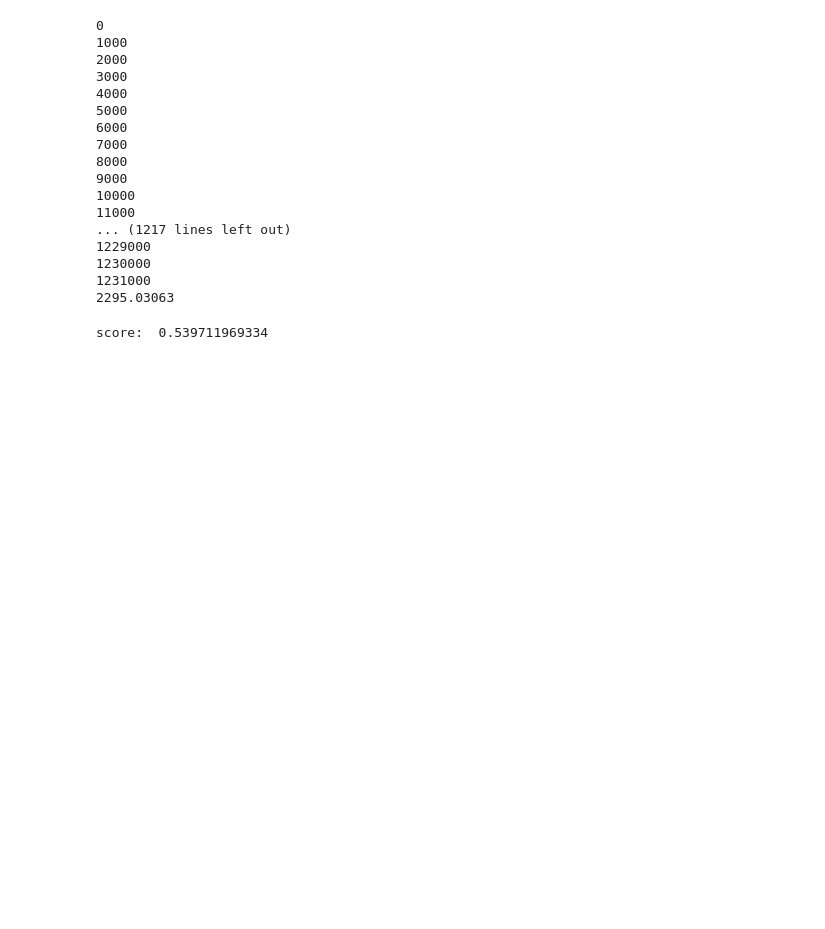
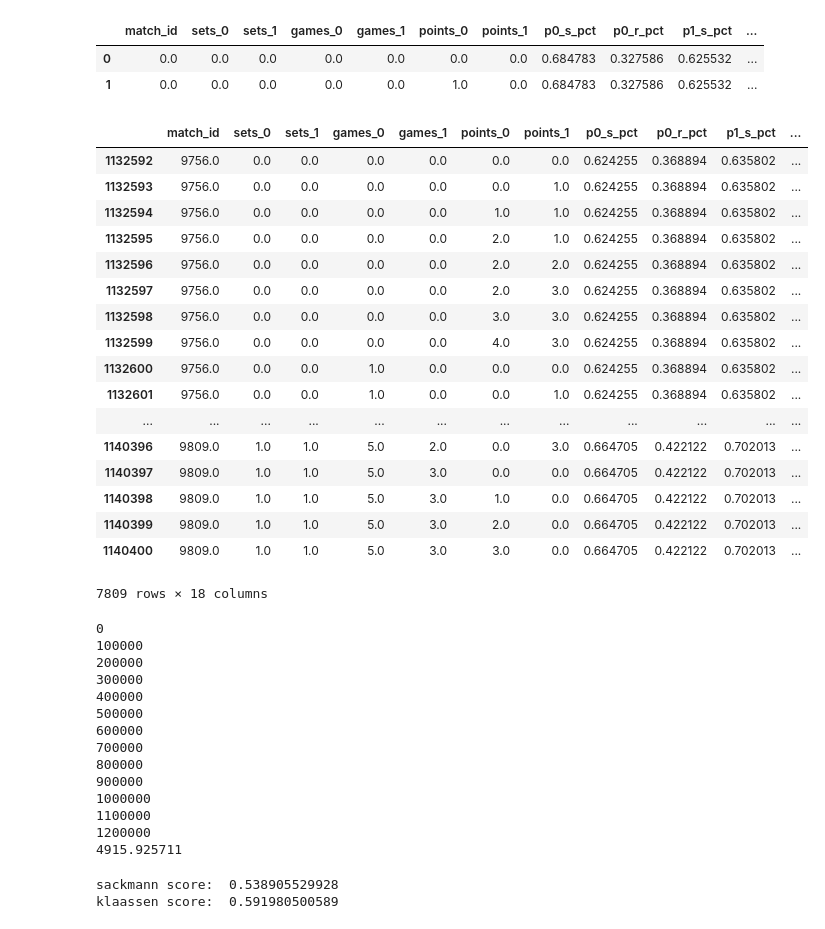
Before and after one commit to jgollub1/pbp_explorations, a Jupyter notebook: probability models.ipynb, the cells around one changed output. Cells and saved outputs as stored; diff of their text form; code cells hidden in the pictures; blank space fills up the shorter version.

```diff
--- a/probability models.ipynb
+++ b/probability models.ipynb
@@ -19 +68,32 @@ df.head(2)
+# %%
+cols = [u'match_id',u'sets_0',u'sets_1', u'games_0', u'games_1', u'points_0', u'points_1','p0_s_pct','p0_r_pct',
+        'p1_s_pct','p1_r_pct','p0_s_kls','p1_s_kls','tourney_stats','best_of',u'winner']
+df = df[cols]
+df['winner'] = 1 - df['winner']
+df.head(2)
+# %% [output]
+|  | match_id | sets_0 | sets_1 | games_0 | games_1 | points_0 | points_1 | p0_s_pct | p0_r_pct | p1_s_pct | ... |
+| 0 | 0.0 | 0.0 | 0.0 | 0.0 | 0.0 | 0.0 | 0.0 | 0.684783 | 0.327586 | 0.625532 | ... |
+| 1 | 0.0 | 0.0 | 0.0 | 0.0 | 0.0 | 1.0 | 0.0 | 0.684783 | 0.327586 | 0.625532 | ... |
+# %%
+df[df['tourney_stats']!=df['tourney_stats']]
+# %% [output]
+|  | match_id | sets_0 | sets_1 | games_0 | games_1 | points_0 | points_1 | p0_s_pct | p0_r_pct | p1_s_pct | ... |
+| 1132592 | 9756.0 | 0.0 | 0.0 | 0.0 | 0.0 | 0.0 | 0.0 | 0.624255 | 0.368894 | 0.635802 | ... |
+| 1132593 | 9756.0 | 0.0 | 0.0 | 0.0 | 0.0 | 0.0 | 1.0 | 0.624255 | 0.368894 | 0.635802 | ... |
+| 1132594 | 9756.0 | 0.0 | 0.0 | 0.0 | 0.0 | 1.0 | 1.0 | 0.624255 | 0.368894 | 0.635802 | ... |
+| 1132595 | 9756.0 | 0.0 | 0.0 | 0.0 | 0.0 | 2.0 | 1.0 | 0.624255 | 0.368894 | 0.635802 | ... |
+| 1132596 | 9756.0 | 0.0 | 0.0 | 0.0 | 0.0 | 2.0 | 2.0 | 0.624255 | 0.368894 | 0.635802 | ... |
+| 1132597 | 9756.0 | 0.0 | 0.0 | 0.0 | 0.0 | 2.0 | 3.0 | 0.624255 | 0.368894 | 0.635802 | ... |
+| 1132598 | 9756.0 | 0.0 | 0.0 | 0.0 | 0.0 | 3.0 | 3.0 | 0.624255 | 0.368894 | 0.635802 | ... |
+| 1132599 | 9756.0 | 0.0 | 0.0 | 0.0 | 0.0 | 4.0 | 3.0 | 0.624255 | 0.368894 | 0.635802 | ... |
+| 1132600 | 9756.0 | 0.0 | 0.0 | 1.0 | 0.0 | 0.0 | 0.0 | 0.624255 | 0.368894 | 0.635802 | ... |
+| 1132601 | 9756.0 | 0.0 | 0.0 | 1.0 | 0.0 | 0.0 | 1.0 | 0.624255 | 0.368894 | 0.635802 | ... |
+| ... | ... | ... | ... | ... | ... | ... | ... | ... | ... | ... | ... |
+| 1140396 | 9809.0 | 1.0 | 1.0 | 5.0 | 2.0 | 0.0 | 3.0 | 0.664705 | 0.422122 | 0.702013 | ... |
+| 1140397 | 9809.0 | 1.0 | 1.0 | 5.0 | 3.0 | 0.0 | 0.0 | 0.664705 | 0.422122 | 0.702013 | ... |
+| 1140398 | 9809.0 | 1.0 | 1.0 | 5.0 | 3.0 | 1.0 | 0.0 | 0.664705 | 0.422122 | 0.702013 | ... |
+| 1140399 | 9809.0 | 1.0 | 1.0 | 5.0 | 3.0 | 2.0 | 0.0 | 0.664705 | 0.422122 | 0.702013 | ... |
+| 1140400 | 9809.0 | 1.0 | 1.0 | 5.0 | 3.0 | 3.0 | 0.0 | 0.664705 | 0.422122 | 0.702013 | ... |
+7809 rows × 18 columns
 # %%
@@ -26,10 +108,12 @@ import time
 start = time.clock()
 
 df['sackmann_prob'] = np.zeros(len(df))
-for i in xrange(len(df)):
-    row = df.loc[i]
-    df['sackmann_prob'][i] = matchProb(.66,.34,mv=int(row['sets_0']),mw=int(row['sets_1']),sv=int(row['games_0']),sw=int(row['games_1']), \
-                  gv=int(row['points_0']),gw=int(row['points_1']))
+df['klaassen_prob'] = np.zeros(len(df))
+for i,row in df.iterrows():
+    df['sackmann_prob'][i] = matchProb(f_av,g_av,mv=int(row['sets_0']),mw=int(row['sets_1']),sv=int(row['games_0']), \
+                            sw=int(row['games_1']),gv=int(row['points_0']),gw=int(row['points_1']))
+    df['klaassen_prob'][i] = matchProb(row['p0_s_kls'],1-row['p1_s_kls'],mv=int(row['sets_0']),mw=int(row['sets_1']), \
+                            sv=int(row['games_0']),sw=int(row['games_1']),gv=int(row['points_0']),gw=int(row['points_1']))
 #     print int(row['sets_0']),int(row['sets_1']),int(row['games_0']),int(row['games_1']), \
 #                   int(row['points_0']),int(row['points_1'])
     if i%100000==0:
@@ -38,31 +122,33 @@ for i in xrange(len(df)):
 print time.clock()-start
 # %% [output]
 0
-1000
-2000
-3000
-4000
-5000
-6000
-7000
-8000
-9000
-10000
-11000
-... (1217 lines left out)
-1229000
-1230000
-1231000
-2295.03063
+100000
+200000
+300000
+400000
+500000
+600000
+700000
+800000
+900000
+1000000
+1100000
+1200000
+4915.925711
 # %%
 from sklearn.metrics import log_loss
 # evaluate log_loss of these probabilities (log_loss(y_true,y_pred))
 # we get .54 log_loss with no information about the players... (around .48 was best with most recent features)
 n=len(df)
 score = log_loss(df['winner'][:n],df['sackmann_prob'][:n],labels=[0,1])
-print 'score: ',score
+print 'sackmann score: ',score
+
+k_df = df[df['klaassen_prob']==df['klaassen_prob']]
+k_score = log_loss(k_df['winner'][:n],k_df['klaassen_prob'][:n],labels=[0,1])
+print 'klaassen score: ',k_score
 #df.to_csv('../my_data/feature_df_pbp3_7_30_s_prob.csv')
 # %% [output]
-score:  0.539711969334
+sackmann score:  0.538905529928
+klaassen score:  0.591980500589
 # %%
 # next step: incorporate running year-long serve and return averages into this model
```
Also changed, not shown: parts of 6 cells of this notebook, 5 other files.
